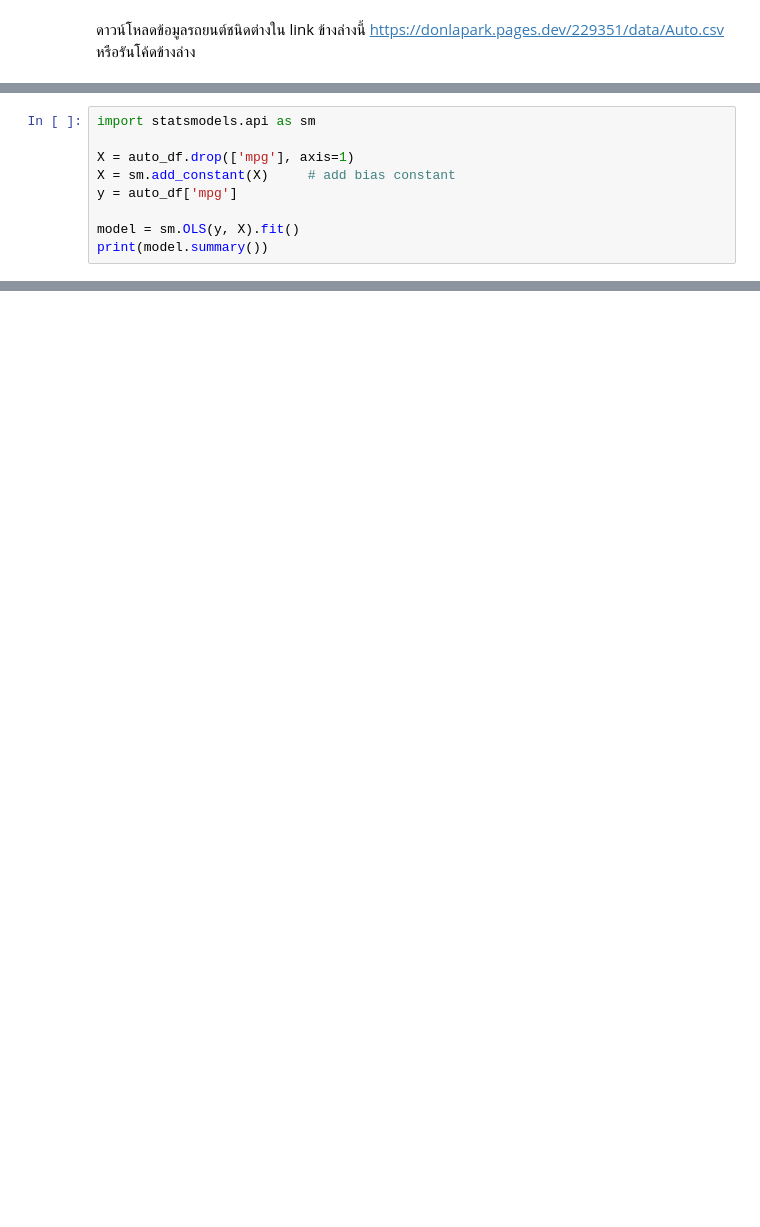
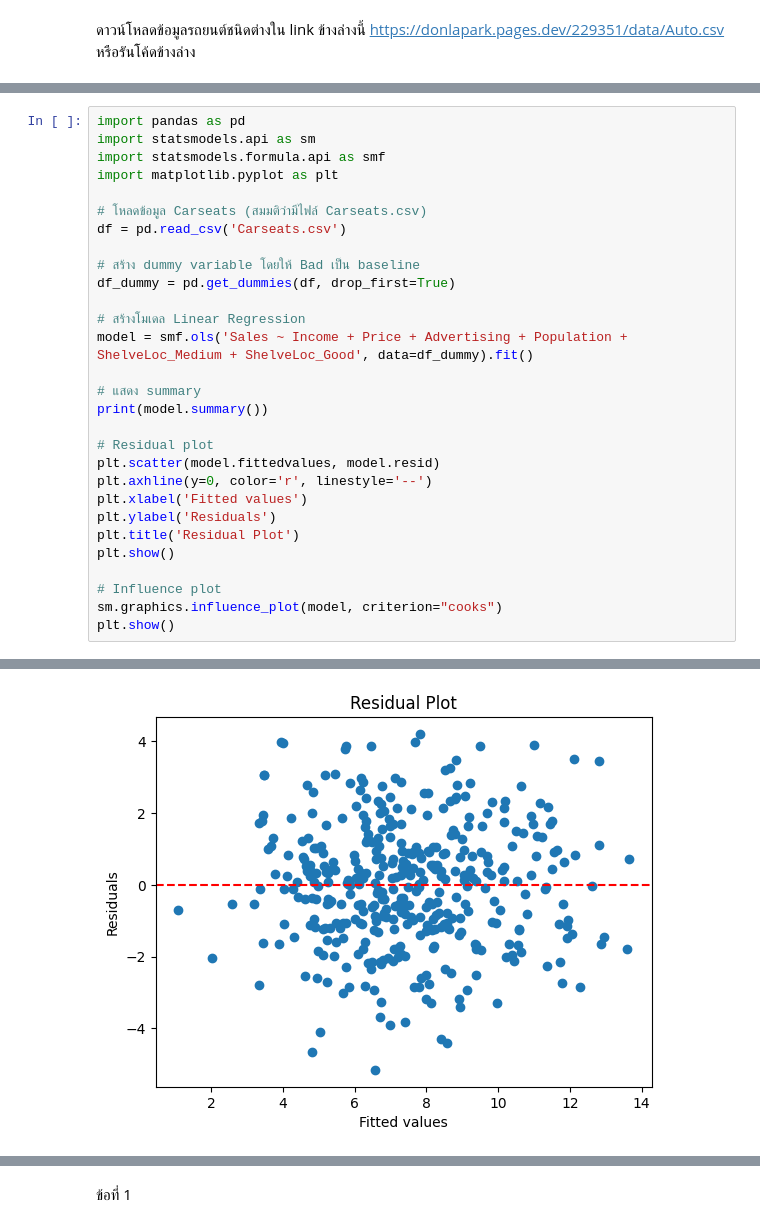
Before and after one commit to SarunDz-12/229351-StatisticalLearning-or-Statistical-Learning-Labs., a Jupyter notebook: 229351-LAB06.ipynb, the cells around one changed output, grey strips where cells are left out. Saved outputs shown, nothing was run; the diff lists cells and outputs as text; blank space fills up the shorter version.

```diff
--- a/229351-LAB06.ipynb
+++ b/229351-LAB06.ipynb
@@ -301,9 +10,0 @@ List of predictors: Index(['cylinders', 'displacement', 'horsepower', 'weight',
-# %%
-import statsmodels.api as sm
-
-X = auto_df.drop(['mpg'], axis=1)
-X = sm.add_constant(X)     # add bias constant
-y = auto_df['mpg']
-
-model = sm.OLS(y, X).fit()
-print(model.summary())
@@ -378,0 +419,30 @@ y= −14.5353−0.3299× cylinders+0.0077× displacement−0.0004× horsepower
+# %%
+import pandas as pd
+import statsmodels.api as sm
+import statsmodels.formula.api as smf
+import matplotlib.pyplot as plt
+
+# โหลดข้อมูล Carseats (สมมติว่ามีไฟล์ Carseats.csv)
+df = pd.read_csv('Carseats.csv')
+
+# สร้าง dummy variable โดยให้ Bad เป็น baseline
+df_dummy = pd.get_dummies(df, drop_first=True)
+
+# สร้างโมเดล Linear Regression
+model = smf.ols('Sales ~ Income + Price + Advertising + Population + ShelveLoc_Medium + ShelveLoc_Good', data=df_dummy).fit()
+
+# แสดง summary
+print(model.summary())
+
+# Residual plot
+plt.scatter(model.fittedvalues, model.resid)
+plt.axhline(y=0, color='r', linestyle='--')
+plt.xlabel('Fitted values')
+plt.ylabel('Residuals')
+plt.title('Residual Plot')
+plt.show()
+
+# Influence plot
+sm.graphics.influence_plot(model, criterion="cooks")
+plt.show()
+# %% [output]
@@ -378,0 +466 @@ y= −14.5353−0.3299× cylinders+0.0077× displacement−0.0004× horsepower
+[figure, added]
@@ -378,0 +468,2 @@ y= −14.5353−0.3299× cylinders+0.0077× displacement−0.0004× horsepower
+# %% [markdown]
+ข้อที่ 1
```
Also changed, not shown: parts of 87 cells of this notebook.
